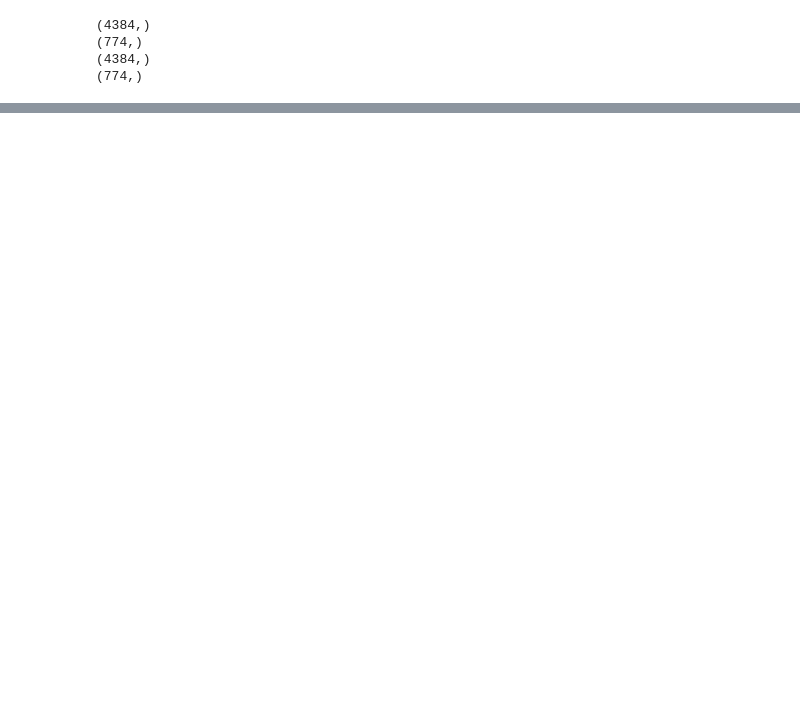
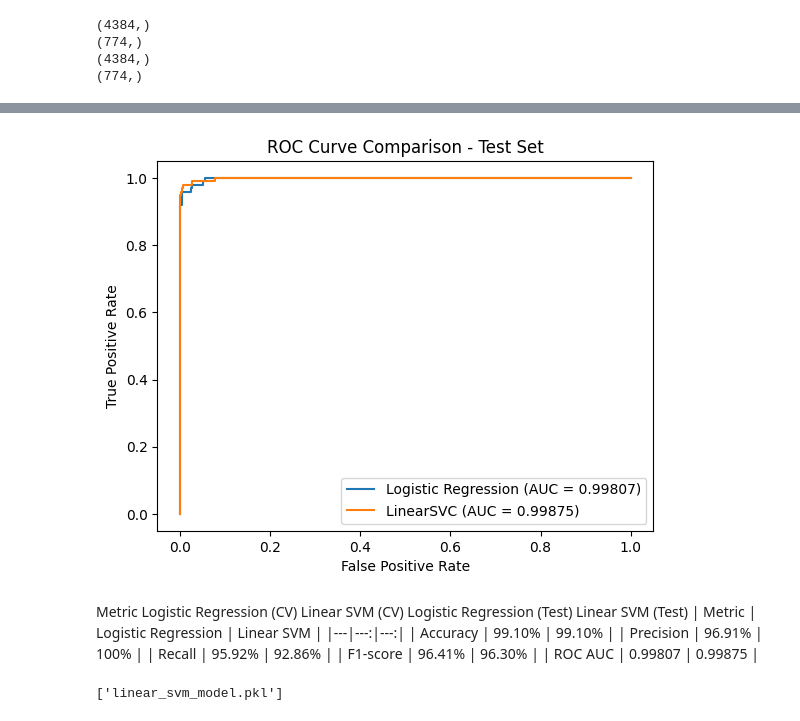
Before and after one commit to Ammar-Negm/ML_Project, a Jupyter notebook: newText.ipynb, the cells around one changed output, grey strips where cells are left out. Saved outputs shown, nothing was run; the diff lists cells and outputs as text; code cells hidden in the pictures; blank space fills up the shorter version.

```diff
--- a/newText.ipynb
+++ b/newText.ipynb
@@ -269,0 +503,4 @@ print(y_test.shape)
+# %%
+best_lr_model = grid_lr.best_estimator_
+# %%
+best_svm_model = grid_svm.best_estimator_
@@ -269,0 +587,41 @@ print(y_test.shape)
+# %%
+# ROC AUC - Test Set
+
+y_test_proba_log_reg = best_lr_model.predict_proba(x_test)[:, 1]
+
+fpr_log_reg_test, tpr_log_reg_test, _ = roc_curve(y_test, y_test_proba_log_reg)
+roc_auc_log_reg_test = roc_auc_score(y_test, y_test_proba_log_reg)
+
+
+y_test_proba_linearsvc = best_svm_model.decision_function(x_test)
+
+fpr_linearsvc_test, tpr_linearsvc_test, _ = roc_curve(y_test, y_test_proba_linearsvc)
+roc_auc_linearsvc_test = roc_auc_score(y_test, y_test_proba_linearsvc)
+
+
+plt.plot(fpr_log_reg_test, tpr_log_reg_test, label=f'Logistic Regression (AUC = {roc_auc_log_reg_test:.5f})')
+plt.plot(fpr_linearsvc_test, tpr_linearsvc_test, label=f'LinearSVC (AUC = {roc_auc_linearsvc_test:.5f})')
+
+plt.xlabel('False Positive Rate')
+plt.ylabel('True Positive Rate')
+plt.title('ROC Curve Comparison - Test Set')
+plt.legend()
+plt.show()
+# %% [output]
+[figure, added]
+# %% [markdown]
+Metric	Logistic Regression (CV)	Linear SVM (CV)	Logistic Regression (Test)	Linear SVM (Test)
+| Metric | Logistic Regression | Linear SVM |
+|---|---:|---:|
+| Accuracy | 99.10% | 99.10% |
+| Precision | 96.91% | 100% |
+| Recall | 95.92% | 92.86% |
+| F1-score | 96.41% | 96.30% |
+| ROC AUC | 0.99807 | 0.99875 |
+# %%
+import joblib
+
+joblib.dump(best_lr_model, 'logistic_regression_model.pkl')
+joblib.dump(best_svm_model, 'linear_svm_model.pkl')
+# %% [output]
+['linear_svm_model.pkl']
```
Also changed, not shown: parts of 23 cells of this notebook, 3 other files.
